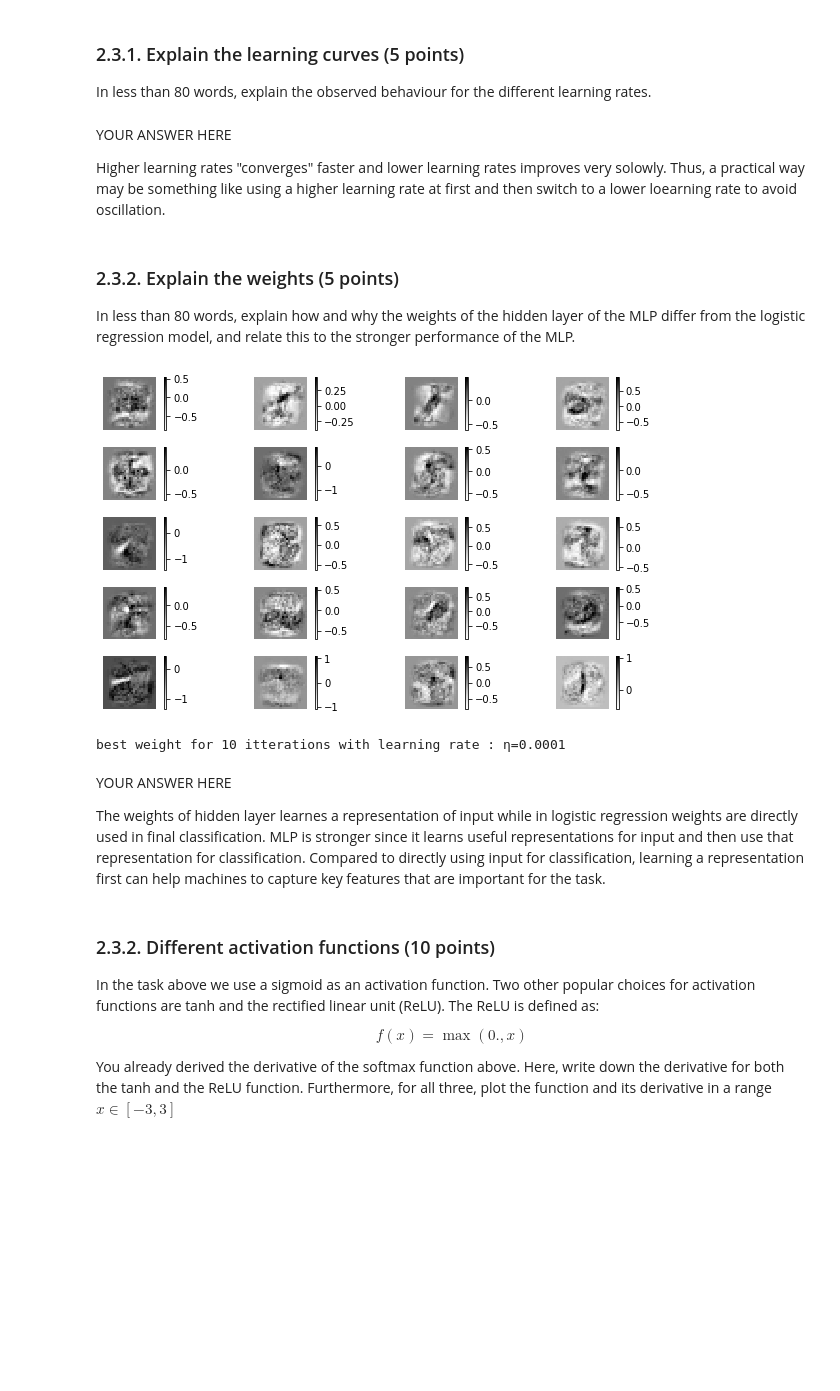
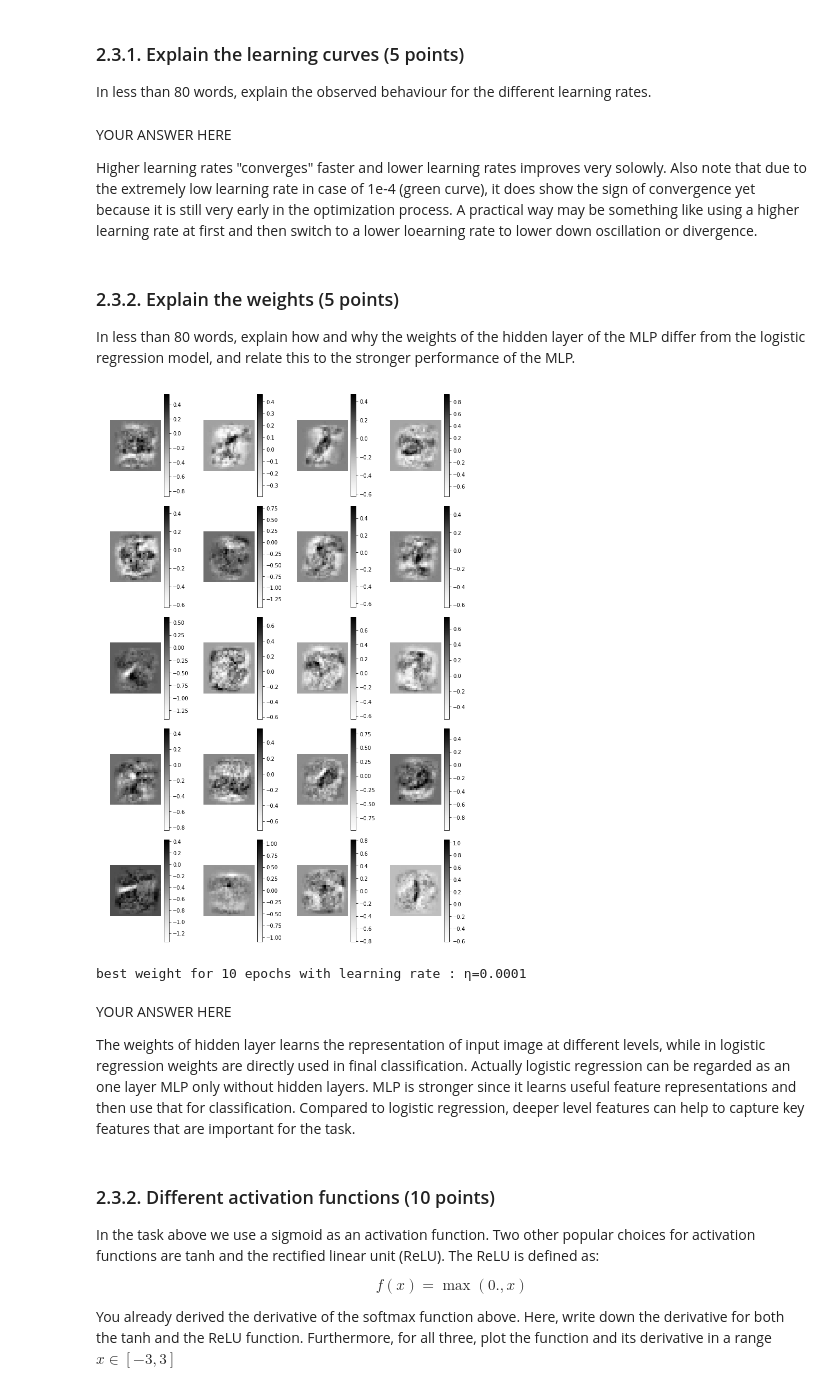
Before and after one commit to wlongxiang/MachineLearning1, a Jupyter notebook: assignments/lab/12710172_12516414_lab2.ipynb, the cells around one changed output. Cells and saved outputs as stored; diff of their text form; code cells hidden in the pictures; blank space fills up the shorter version.

```diff
--- a/assignments/lab/12710172_12516414_lab2.ipynb
+++ b/assignments/lab/12710172_12516414_lab2.ipynb
@@ -406,7 +406,7 @@ def sgd_iter(x_train, t_train, W, b):
     index = np.arange(0, x_train.shape[0])
     np.random.shuffle(index)
     for i in range(len(index)):
-        x = x_train[index[i]:index[i]+1:,]
+        x = x_train[index[i]:index[i]+1:,:]
         t = t_train[index[i]:index[i]+1]
         logp,dw,db = logreg_gradient(x,t,W,b)
         logp_train += logp
@@ -458,11 +458,13 @@ def test_sgd(x_train, t_train, x_valid, t_valid, w, b):
     i = 1
     prev_W = 0
     prev_b = 0
+    train_size = x_train.shape[0]
+    valid_size = x_valid.shape[0]
     while tol > 10:
         logp_train,W,b = sgd_iter(x_train, t_train, w, b)
         valid_logp,W_v,b_v = sgd_iter(x_valid, t_valid, w, b)
-        v_ys.append(valid_logp)
-        ys.append(logp_train)
+        v_ys.append(valid_logp/valid_size)
+        ys.append(logp_train/train_size)
         xs.append(i)
         i+=1
         tol = max(np.sum(np.abs(W-prev_W)), np.sum(np.abs(b-prev_b)))
@@ -471,7 +473,7 @@ def test_sgd(x_train, t_train, x_valid, t_valid, w, b):
 
     plt.plot(xs, ys, label='train_loss')
     plt.plot(xs, v_ys, label='valid_loss ')
-    plt.xlabel('itterations')
+    plt.xlabel('iterations')
     plt.ylabel('log_p')
     plt.legend()
     plt.show()
@@ -711,7 +713,7 @@ def plot_weight1(weight, num_cols, shape=(28,28)):
 def plot_loss(train, valid, rate, itter):
     plt.plot(itter, train, color='green', label="Train loss")
     plt.plot(itter, valid, color='blue', label="Valid loss")
-    plt.xlabel('Itterations')
+    plt.xlabel('Iterations')
     plt.ylabel('Loss')
     plt.title('Learning rate of : '+ str(rate))
     plt.legend()
@@ -781,0 +767,13 @@ best weight for : 9 itterations with learning rate : 0.0001
+# %%
+# for best model, plot first layer weight
+plt.rcParams["figure.figsize"] = [10,15]
+best_valid_so_far = 0
+best_rate = 1e-2
+for itter in [0,4,9]:
+    for rate in rates:
+        if valid_losses[rate][itter] > best_valid_so_far:
+            best_valid_so_far = valid_losses[rate][itter]
+            best_rate = rate
+    print("best weight for : "+str(itter)+" epoch with learning rate : " +str(rate))
+    plot_weight1(plot_v[best_rate][itter],4)
+plt.rcParams["figure.figsize"] = [9,5]
@@ -800,31 +805,34 @@ In less than 80 words, explain the observed behaviour for the different learning
 # %% [markdown]
 YOUR ANSWER HERE
 
-Higher learning rates "converges" faster and lower learning rates improves very solowly. Thus, a practical way may be something like using a higher learning rate at first and then switch to a lower loearning rate to avoid oscillation.
+Higher learning rates "converges" faster and lower learning rates improves very solowly. Also note that due to the extremely low learning rate in case of 1e-4 (green curve), it does show the sign of convergence yet because it is still very early in the optimization process. A practical way may be something like using a higher learning rate at first and then switch to a lower loearning rate to lower down oscillation or divergence.
 # %% [markdown]
 ### 2.3.2. Explain the weights (5 points)
 In less than 80 words, explain how and why the weights of the hidden layer of the MLP differ from the logistic regression model, and relate this to the stronger performance of the MLP.
 # %%
 # Plot the weights of the first layer for the best model
 
 # YOUR CODE HERE
 # raise NotImplementedError()
+plt.rcParams["figure.figsize"] = [10,15]
 
 best_valid_so_far = 0
 best_rate = 1e-2
 for rate in rates:
     if valid_losses[rate][9] > best_valid_so_far:
         best_valid_so_far = valid_losses[rate][9]
         best_rate = rate
 plot_weight1(plot_v[best_rate][itter],4)
-print("best weight for 10 itterations with learning rate : \u03B7=" +str(rate))
+print("best weight for 10 epochs with learning rate : \u03B7=" +str(rate))
+
+plt.rcParams["figure.figsize"] = [9,5]
 # %% [output]
-[figure, old version]
+[figure, new version]
-best weight for 10 itterations with learning rate : η=0.0001
+best weight for 10 epochs with learning rate : η=0.0001
 # %% [markdown]
 YOUR ANSWER HERE
 
-The weights of hidden layer learnes a representation of input while in logistic regression weights are directly used in final classification. MLP is stronger since it learns useful representations for input and then use that representation for classification. Compared to directly using input for classification, learning a representation first can help machines to capture key features that are important for the task.
+The weights of hidden layer learns the representation of input image at different levels, while in logistic regression weights are directly used in final classification. Actually logistic regression can be regarded as an one layer MLP only without hidden layers. MLP is stronger since it learns useful feature representations and then use that for classification. Compared to logistic regression, deeper level features can help to capture key features that are important for the task.
 # %% [markdown]
 ### 2.3.2. Different activation functions (10 points)
 In the task above we use a sigmoid as an activation function.
```
Also changed, not shown: parts of 15 cells of this notebook.
